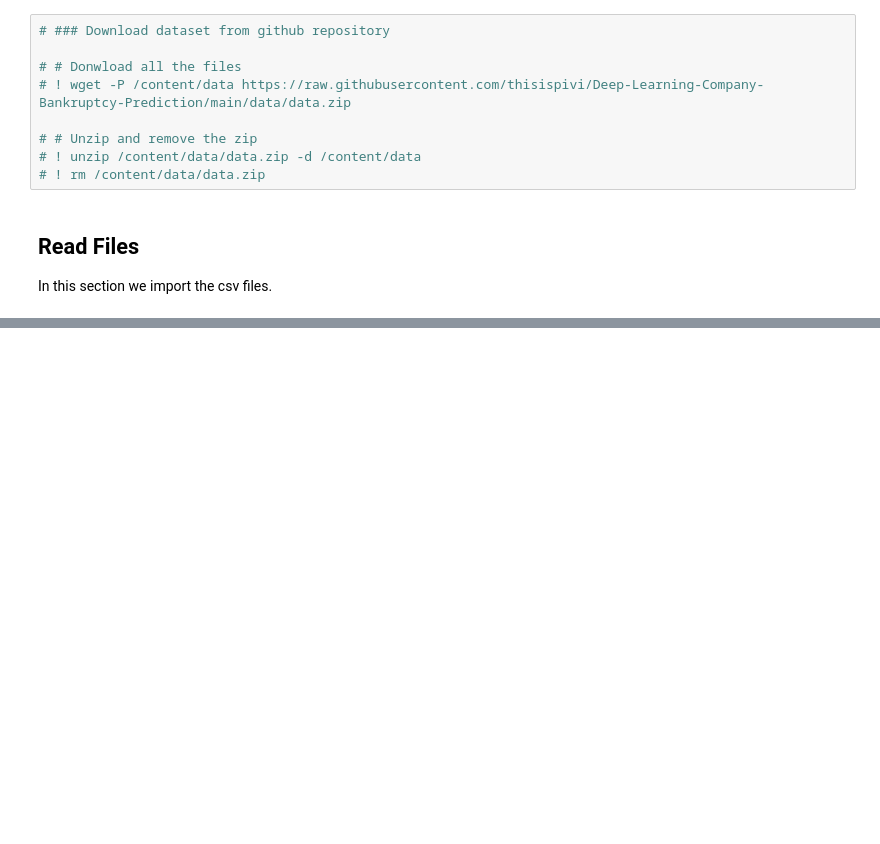
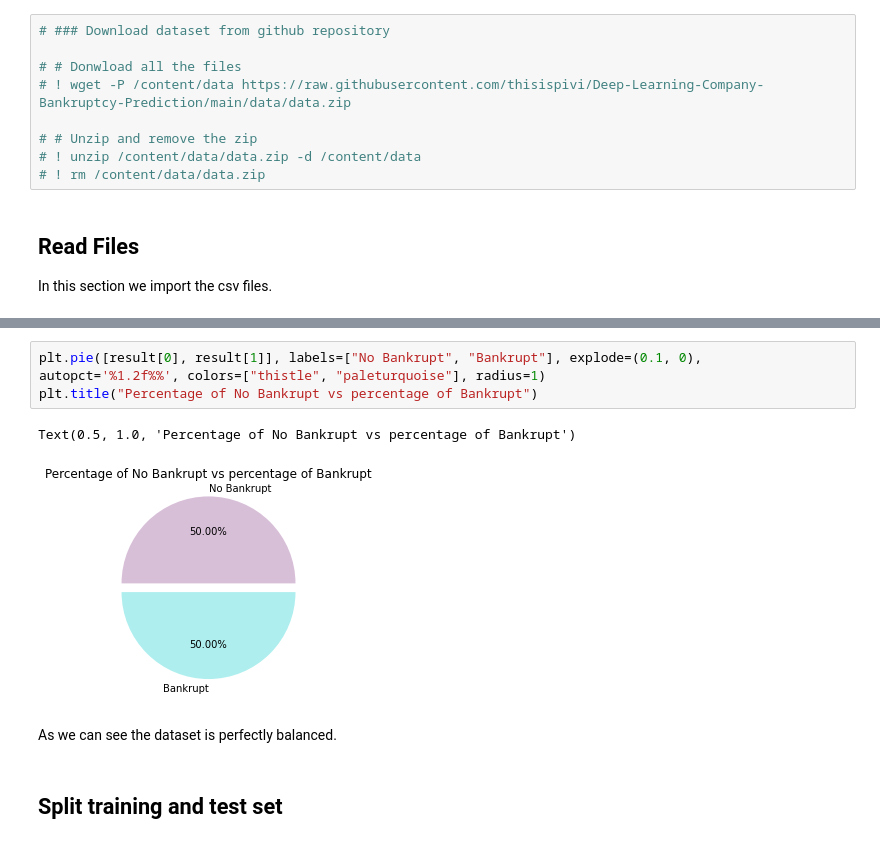
Before and after one commit to thisispivi/Deep-Learning-Company-Bankruptcy-Prediction, a Jupyter notebook: Company_Bankruptcy_Prediction.ipynb, the cells around one changed output, grey strips where cells are left out. Cells and saved outputs as stored; diff of their text form; blank space fills up the shorter version.

```diff
--- a/Company_Bankruptcy_Prediction.ipynb
+++ b/Company_Bankruptcy_Prediction.ipynb
@@ -127,0 +250,10 @@ print(df[:5])
+# %%
+plt.pie([result[0], result[1]], labels=["No Bankrupt", "Bankrupt"], explode=(0.1, 0), autopct='%1.2f%%', colors=["thistle", "paleturquoise"], radius=1)
+plt.title("Percentage of No Bankrupt vs percentage of Bankrupt")
+# %% [output]
+Text(0.5, 1.0, 'Percentage of No Bankrupt vs percentage of Bankrupt')
+[figure, added]
+# %% [markdown]
+As we can see the dataset is perfectly balanced.
+# %% [markdown]
+## Split training and test set
```
Also changed, not shown: parts of 37 cells of this notebook, 5 other files.
